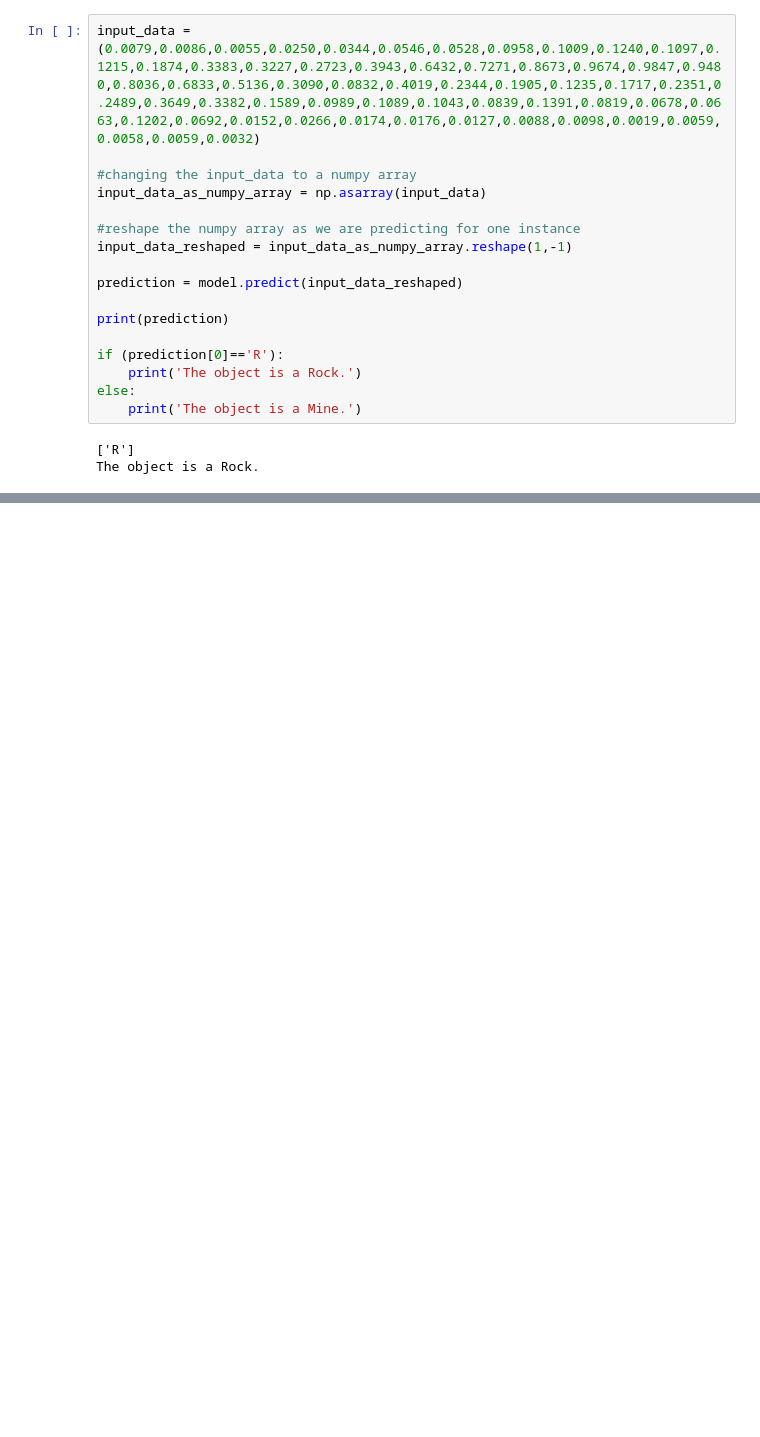
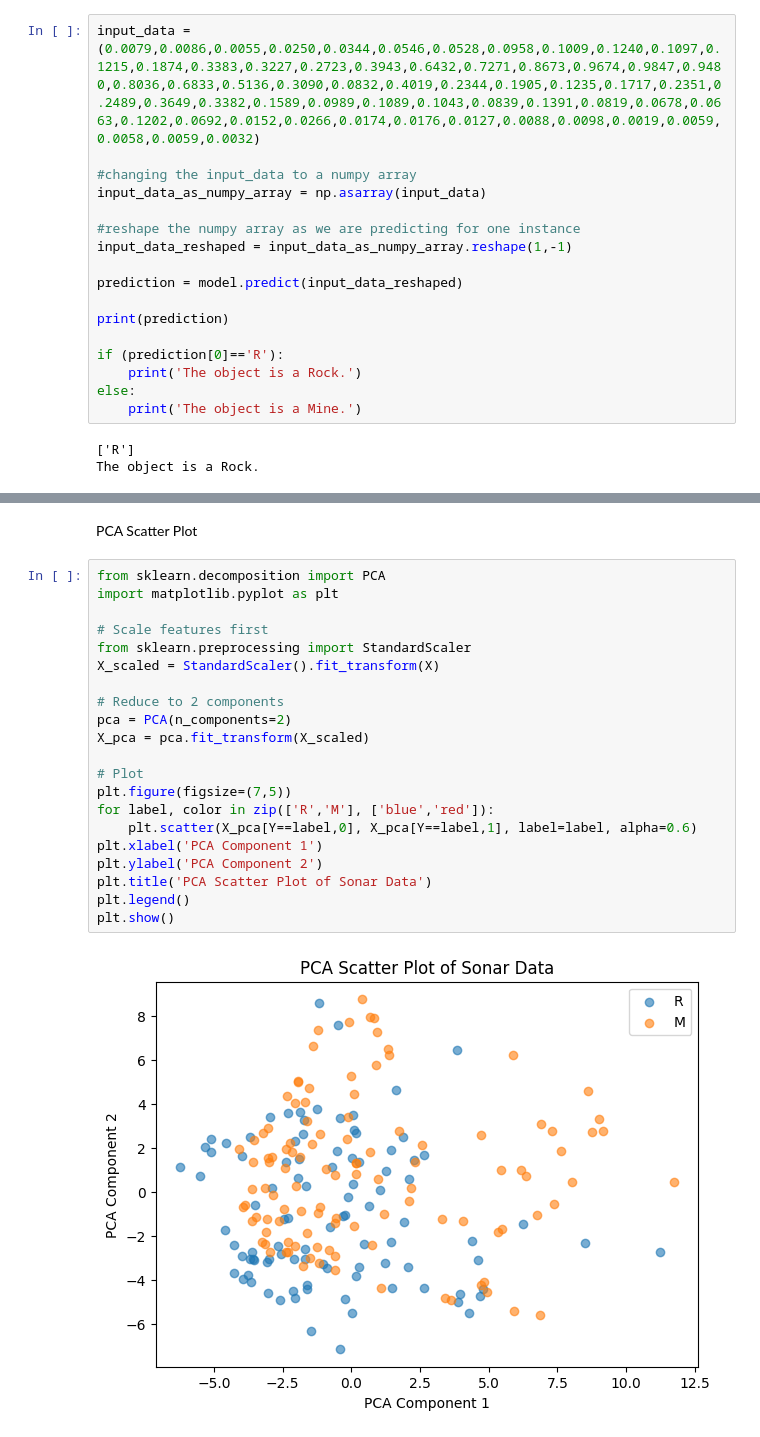
Before and after one commit to SubJayasek2002/Rock-vs-Mine_Prediction, a Jupyter notebook: Rock_vs_Mine_Prediction.ipynb, the cells around one changed output, grey strips where cells are left out. Saved outputs shown, nothing was run; the diff lists cells and outputs as text; blank space fills up the shorter version.

```diff
--- a/Rock_vs_Mine_Prediction.ipynb
+++ b/Rock_vs_Mine_Prediction.ipynb
@@ -166,0 +216,25 @@ The object is a Rock.
+# %% [markdown]
+PCA Scatter Plot
+# %%
+from sklearn.decomposition import PCA
+import matplotlib.pyplot as plt
+
+# Scale features first
+from sklearn.preprocessing import StandardScaler
+X_scaled = StandardScaler().fit_transform(X)
+
+# Reduce to 2 components
+pca = PCA(n_components=2)
+X_pca = pca.fit_transform(X_scaled)
+
+# Plot
+plt.figure(figsize=(7,5))
+for label, color in zip(['R','M'], ['blue','red']):
+    plt.scatter(X_pca[Y==label,0], X_pca[Y==label,1], label=label, alpha=0.6)
+plt.xlabel('PCA Component 1')
+plt.ylabel('PCA Component 2')
+plt.title('PCA Scatter Plot of Sonar Data')
+plt.legend()
+plt.show()
+# %% [output]
+[figure, added]
```
Also changed, not shown: parts of 4 cells of this notebook.
